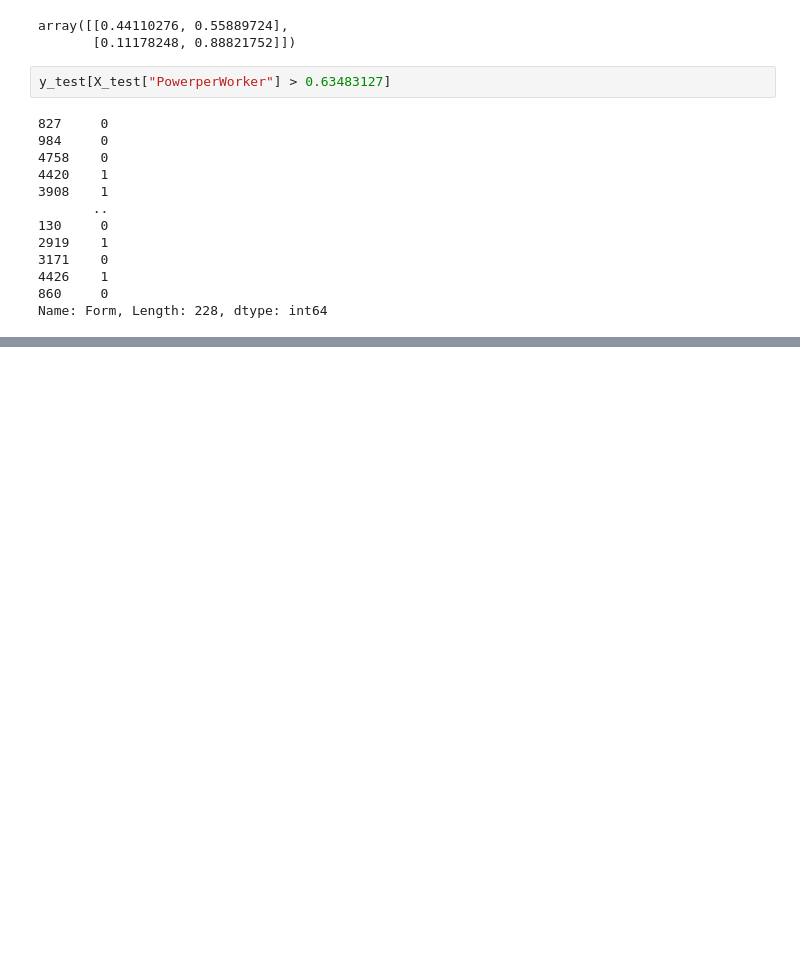
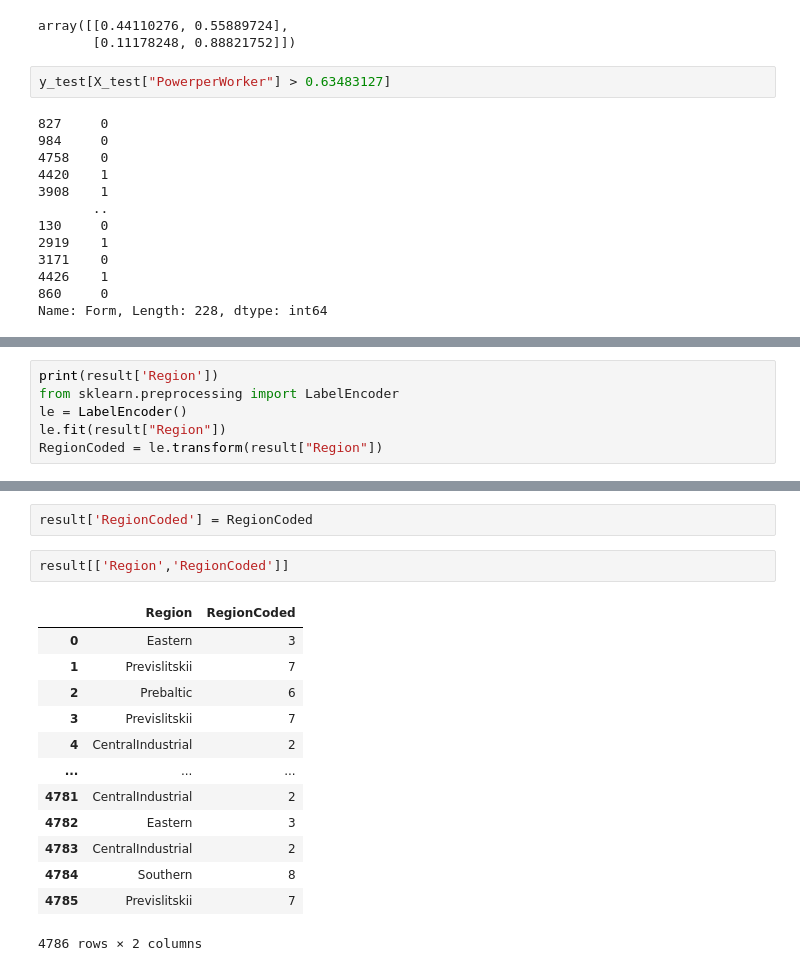
Before and after one commit to Xianzhiwang1/Leet-Code-Project, a Jupyter notebook: final-blog-post/index.ipynb, the cells around one changed output, grey strips where cells are left out. Cells and saved outputs as stored; diff of their text form; blank space fills up the shorter version.

```diff
--- a/final-blog-post/index.ipynb
+++ b/final-blog-post/index.ipynb
@@ -403,0 +422,6 @@ Name: Form, Length: 958, dtype: int64
+# %%
+print(result['Region'])
+from sklearn.preprocessing import LabelEncoder
+le = LabelEncoder()
+le.fit(result["Region"])
+RegionCoded = le.transform(result["Region"])
@@ -403,0 +441,18 @@ Name: Form, Length: 958, dtype: int64
+# %%
+result['RegionCoded'] = RegionCoded
+# %%
+result[['Region','RegionCoded']]
+# %% [output]
+|  | Region | RegionCoded |
+| 0 | Eastern | 3 |
+| 1 | Previslitskii | 7 |
+| 2 | Prebaltic | 6 |
+| 3 | Previslitskii | 7 |
+| 4 | CentralIndustrial | 2 |
+| ... | ... | ... |
+| 4781 | CentralIndustrial | 2 |
+| 4782 | Eastern | 3 |
+| 4783 | CentralIndustrial | 2 |
+| 4784 | Southern | 8 |
+| 4785 | Previslitskii | 7 |
+4786 rows × 2 columns
```
Also changed, not shown: parts of 18 cells of this notebook, 2 other files.
